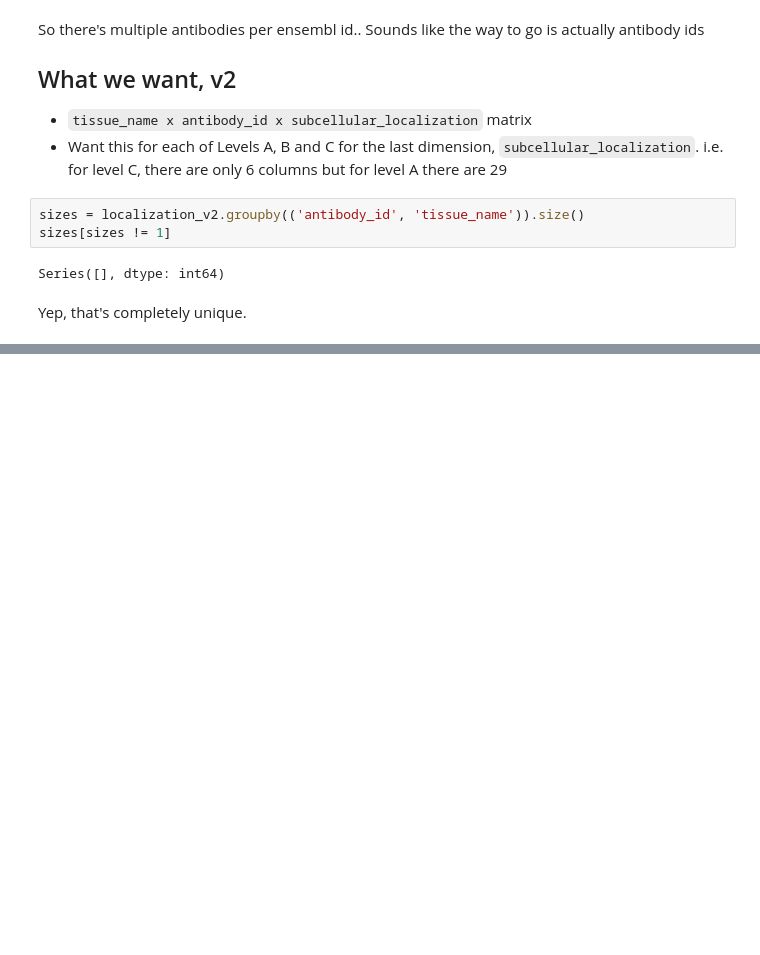
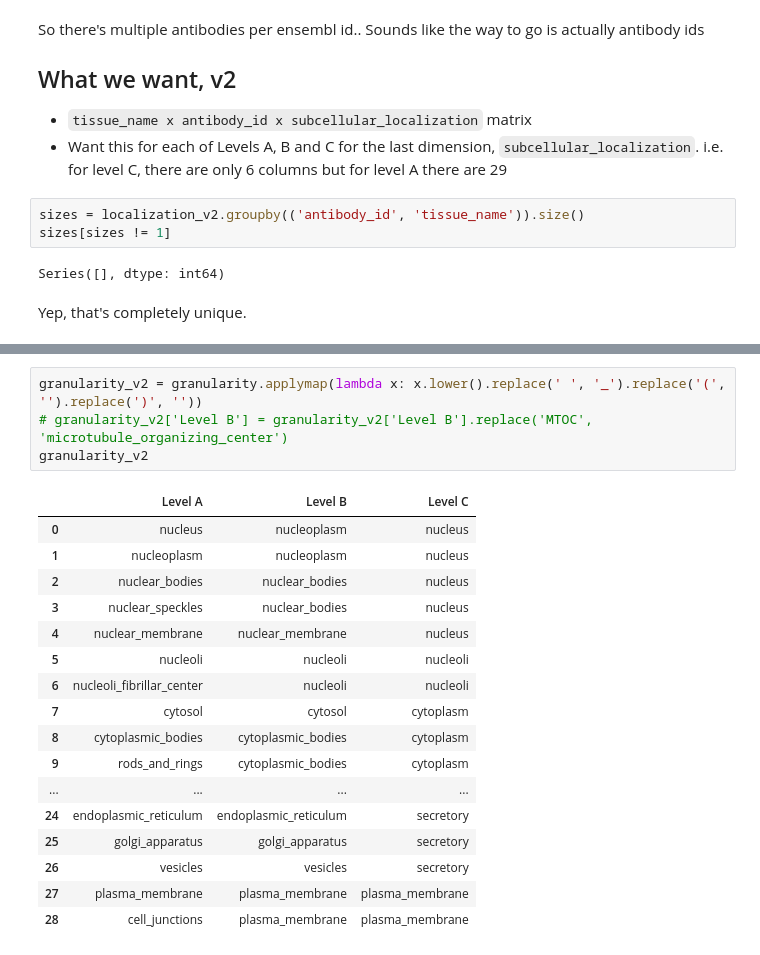
Before and after one commit to czbiohub/sequence-localization, a Jupyter notebook: 004_format_classification_vector.ipynb, the cells around one changed output, grey strips where cells are left out. Drawn from its saved outputs; the diff is of its cells as text; blank space fills up the shorter version.

```diff
--- a/004_format_classification_vector.ipynb
+++ b/004_format_classification_vector.ipynb
@@ -183,0 +225,22 @@ localization_v3.melt(id_vars=['antibody_id', 'tissue_name'])
+# %%
+granularity_v2 = granularity.applymap(lambda x: x.lower().replace(' ', '_').replace('(', '').replace(')', ''))
+# granularity_v2['Level B'] = granularity_v2['Level B'].replace('MTOC', 'microtubule_organizing_center')
+granularity_v2
+# %% [output]
+|  | Level A | Level B | Level C |
+| 0 | nucleus | nucleoplasm | nucleus |
+| 1 | nucleoplasm | nucleoplasm | nucleus |
+| 2 | nuclear_bodies | nuclear_bodies | nucleus |
+| 3 | nuclear_speckles | nuclear_bodies | nucleus |
+| 4 | nuclear_membrane | nuclear_membrane | nucleus |
+| 5 | nucleoli | nucleoli | nucleoli |
+| 6 | nucleoli_fibrillar_center | nucleoli | nucleoli |
+| 7 | cytosol | cytosol | cytoplasm |
+| 8 | cytoplasmic_bodies | cytoplasmic_bodies | cytoplasm |
+| 9 | rods_and_rings | cytoplasmic_bodies | cytoplasm |
+| ... | ... | ... | ... |
+| 24 | endoplasmic_reticulum | endoplasmic_reticulum | secretory |
+| 25 | golgi_apparatus | golgi_apparatus | secretory |
+| 26 | vesicles | vesicles | secretory |
+| 27 | plasma_membrane | plasma_membrane | plasma_membrane |
+| 28 | cell_junctions | plasma_membrane | plasma_membrane |
```
Also changed, not shown: parts of 24 cells of this notebook.
